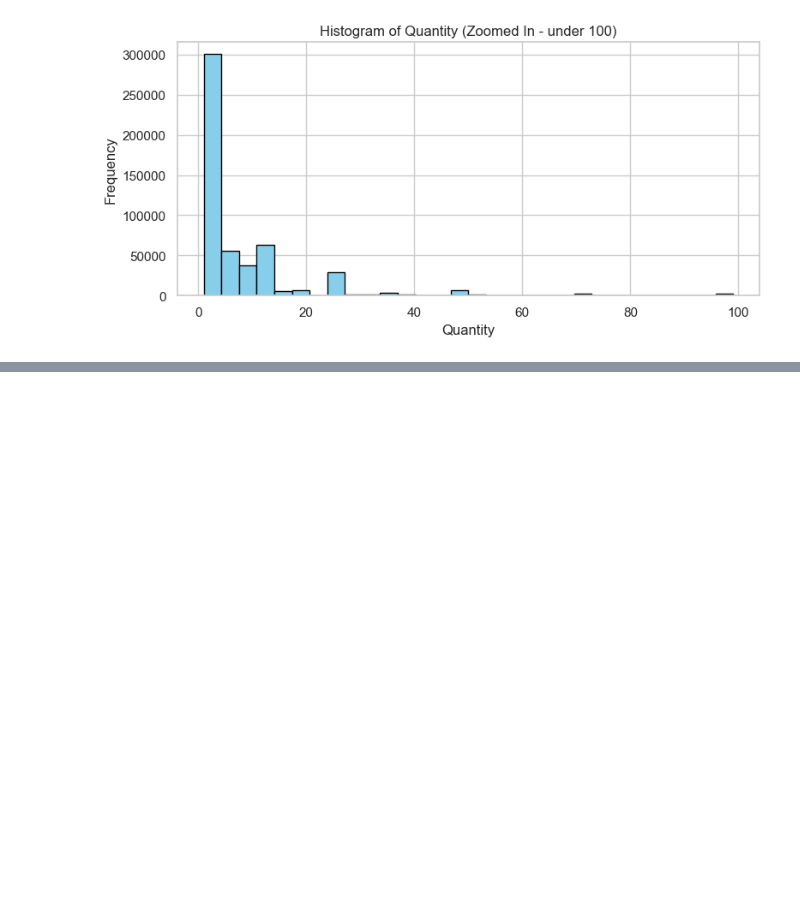
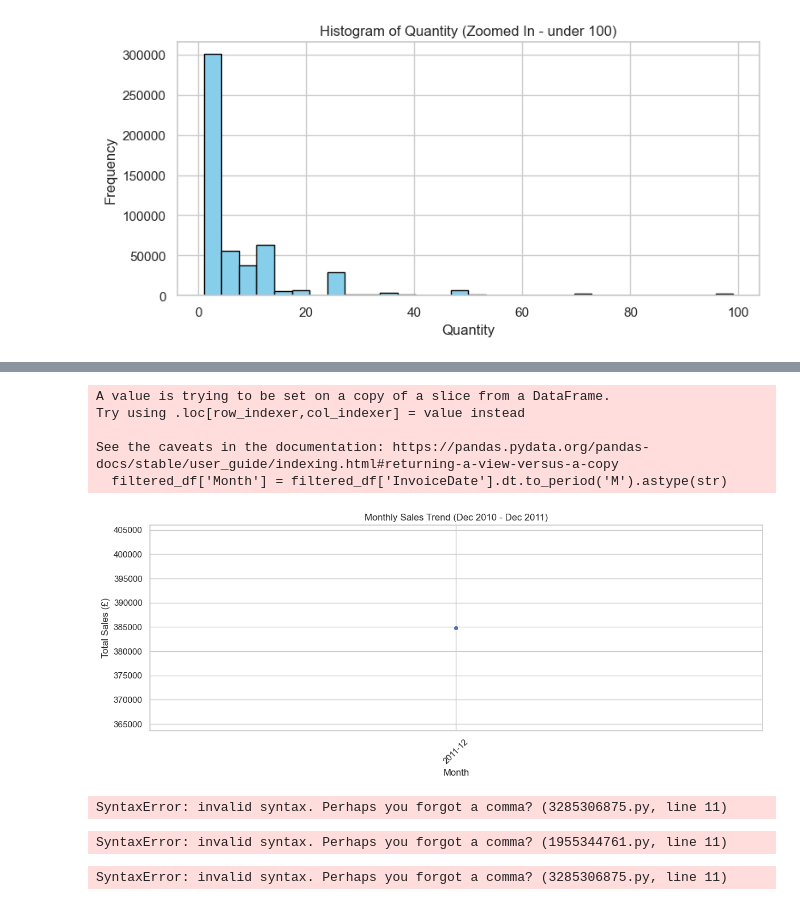
Before and after one commit to SelinaFischer/Project-1-Online-Retail-Transaction-Analysis, a Jupyter notebook: jupyter_notebooks/data_investigation.ipynb, the cells around one changed output, grey strips where cells are left out. Saved outputs shown, nothing was run; the diff lists cells and outputs as text; code cells hidden in the pictures; blank space fills up the shorter version.

```diff
--- a/jupyter_notebooks/data_investigation.ipynb
+++ b/jupyter_notebooks/data_investigation.ipynb
@@ -817,0 +954,75 @@ plt.show()
+# %%
+# Monthly sales trend over time
+filtered_df['Month'] = filtered_df['InvoiceDate'].dt.to_period('M').astype(str)
+monthly_sales = filtered_df.groupby('Month')['TotalPrice'].sum().reset_index()
+
+plt.figure(figsize=(12, 5))
+sns.lineplot(data=monthly_sales, x='Month', y='TotalPrice', marker='o', linewidth=2)
+plt.title('Monthly Sales Trend (Dec 2010 - Dec 2011)')
+plt.xlabel('Month')
+plt.ylabel('Total Sales (£)')
+plt.xticks(rotation=45)
+plt.grid(True)
+plt.tight_layout()
+plt.show()
+# %% [output]
+A value is trying to be set on a copy of a slice from a DataFrame.
+Try using .loc[row_indexer,col_indexer] = value instead
+
+See the caveats in the documentation: https://pandas.pydata.org/pandas-docs/stable/user_guide/indexing.html#returning-a-view-versus-a-copy
+  filtered_df['Month'] = filtered_df['InvoiceDate'].dt.to_period('M').astype(str)
+[figure, added]
+# %%
+# Monthly sales trend over time
+filtered_df = df_cleaned[(df_cleaned['InvoiceDate'] >= '2010-12-01') & (df_cleaned['InvoiceDate'] <= '2011-12-01')].copy()
+filtered_df['Month'] = filtered_df['InvoiceDate'].dt.to_period('M')
+monthly_sales = filtered_df.groupby('Month')['TotalPrice'].sum().reset_index()
+monthly_sales['Month'] = monthly_sales['Month'].dt.to_timestamp()
+
+plt.figure(figsize=(12, 5))
+sns.lineplot(data=monthly_sales, x='Month', y='TotalPrice', marker='o', linewidth=2)
+plt.title('Monthly Sales Trend (Dec 2010 - Dec 2011)')
+plt.xlabel('Month')
+plt.ylabel('Total Sales (£plt.ylabel('Total Sales (\xa3)')
+plt.xticks(rotation=45)
+plt.grid(True)
+plt.tight_layout()
+plt.show()
+# %% [output]
+SyntaxError: invalid syntax. Perhaps you forgot a comma? (3285306875.py, line 11)
+# %%
+# Monthly sales trend over time
+filtered_df = df_cleaned[(df_cleaned['InvoiceDate'] >= '2010-12-01') & (df_cleaned['InvoiceDate'] <= '2011-12-01')].copy()
+filtered_df['Month'] = filtered_df['InvoiceDate'].dt.to_period('M')
+monthly_sales = filtered_df.groupby('Month')['TotalPrice'].sum().reset_index()
+monthly_sales['Month'] = monthly_sales['Month'].dt.to_timestamp()
+
+plt.figure(figsize=(12, 5))
+sns.lineplot(data=monthly_sales, x='Month', y='TotalPrice', marker='o', linewidth=2)
+plt.title('Monthly Sales Trend (Dec 2010 - Dec 2011)')
+plt.xlabel('Month')
+plt.ylabel('Total Sales (£plt.ylabel('Total Sales (\xa3)')
+plt.xticks(rotation=45)
+plt.grid(True)
+plt.tight_layout()
+plt.show()
+# %% [output]
+SyntaxError: invalid syntax. Perhaps you forgot a comma? (1955344761.py, line 11)
+# %%
+# Monthly sales trend over time
+filtered_df = df_cleaned[(df_cleaned['InvoiceDate'] >= '2010-12-01') & (df_cleaned['InvoiceDate'] <= '2011-12-01')].copy()
+filtered_df['Month'] = filtered_df['InvoiceDate'].dt.to_period('M')
+monthly_sales = filtered_df.groupby('Month')['TotalPrice'].sum().reset_index()
+monthly_sales['Month'] = monthly_sales['Month'].dt.to_timestamp()
+
+plt.figure(figsize=(12, 5))
+sns.lineplot(data=monthly_sales, x='Month', y='TotalPrice', marker='o', linewidth=2)
+plt.title('Monthly Sales Trend (Dec 2010 - Dec 2011)')
+plt.xlabel('Month')
+plt.ylabel('Total Sales (£plt.ylabel('Total Sales (\xa3)')
+plt.xticks(rotation=45)
+plt.grid(True)
+plt.tight_layout()
+plt.show()
+# %% [output]
+SyntaxError: invalid syntax. Perhaps you forgot a comma? (3285306875.py, line 11)
```
Also changed, not shown: parts of 19 cells of this notebook, 8 other files.
